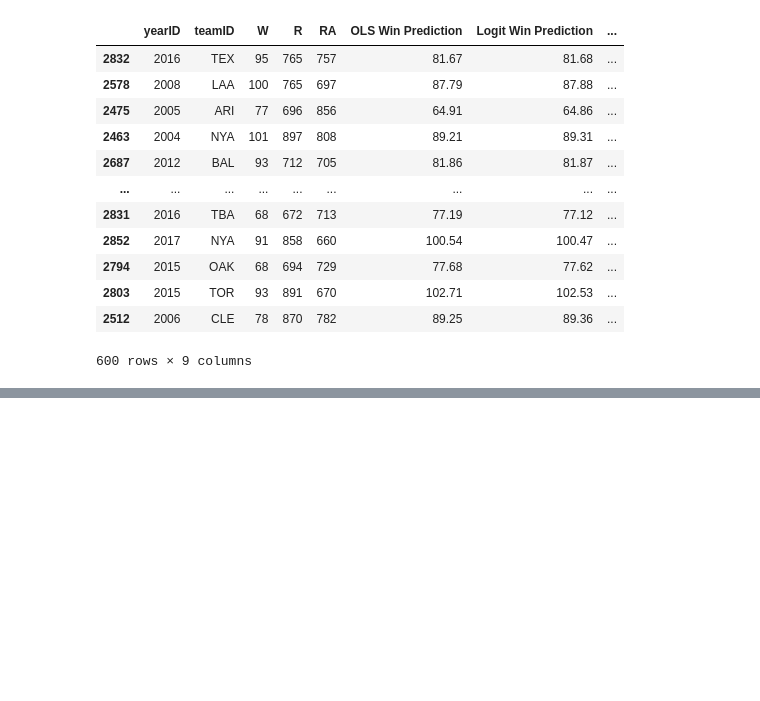
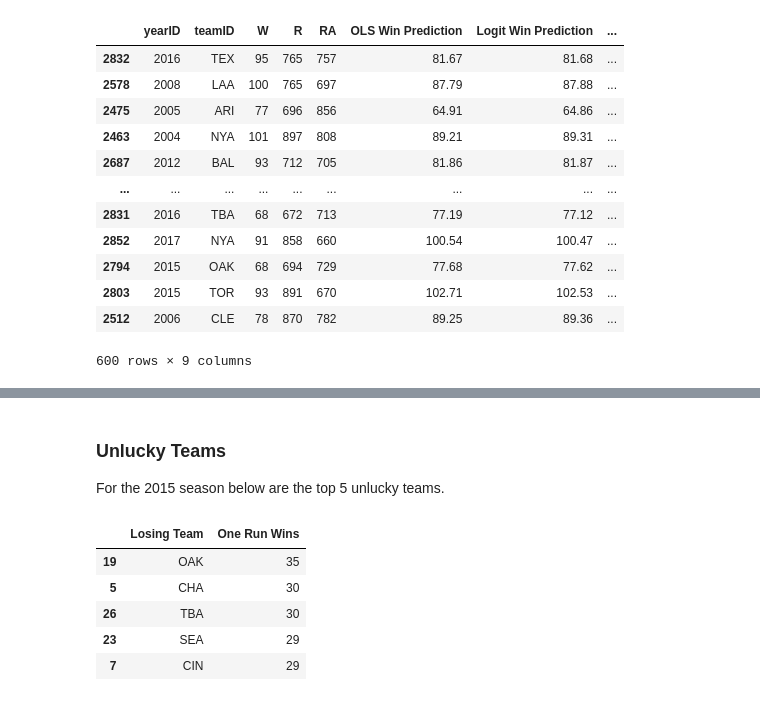
Before and after one commit to mattstonkus/Analyzing_Baseball_Data_Python, a Jupyter notebook: Runs and Wins.ipynb, the cells around one changed output, grey strips where cells are left out. Drawn from its saved outputs; the diff is of its cells as text; code cells hidden in the pictures; blank space fills up the shorter version.

```diff
--- a/Runs and Wins.ipynb
+++ b/Runs and Wins.ipynb
@@ -512,0 +542,12 @@ games_df_2016_tex.groupby('Win')['Absolute Run Difference'].describe()
+# %% [markdown]
+### Unlucky Teams
+For the 2015 season below are the top 5 unlucky teams.
+# %%
+games_df_2015_one_run.groupby('Losing Team', as_index=False)['One Run Wins'].sum().sort_values(by='One Run Wins', ascending = False).head()
+# %% [output]
+|  | Losing Team | One Run Wins |
+| 19 | OAK | 35 |
+| 5 | CHA | 30 |
+| 26 | TBA | 30 |
+| 23 | SEA | 29 |
+| 7 | CIN | 29 |
```
Also changed, not shown: parts of 12 cells of this notebook.
